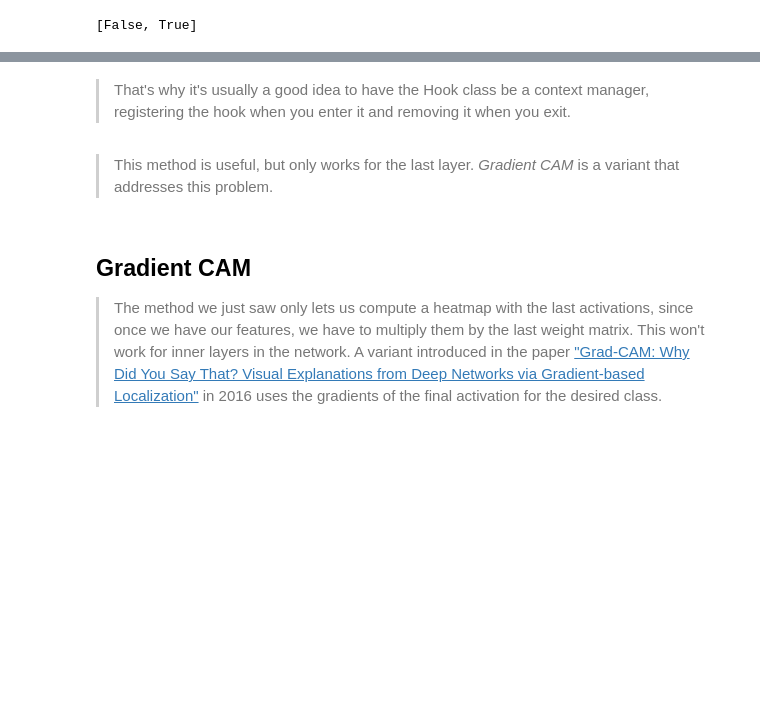
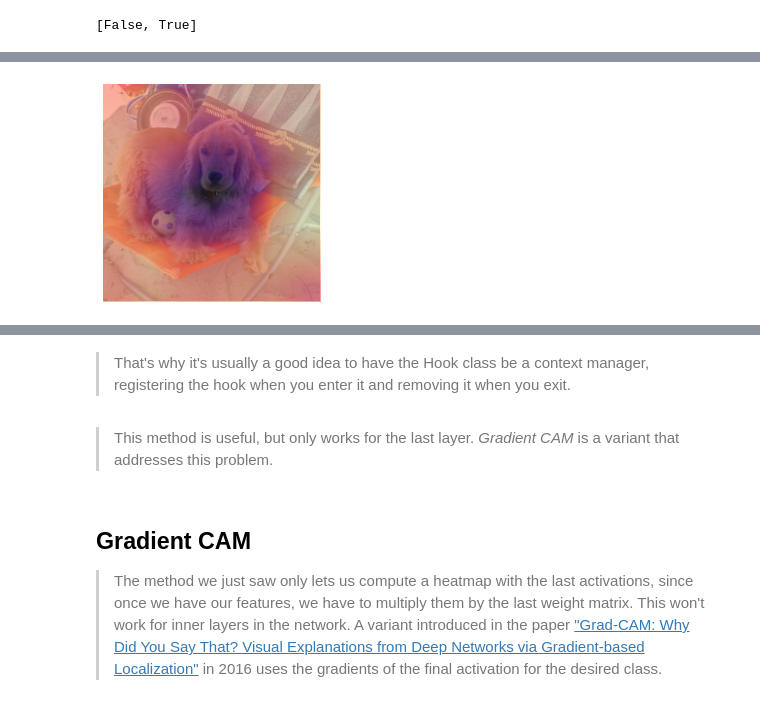
Before and after one commit to lukexyz/crystal-ball, a Jupyter notebook: nbs/01_Interpretation.ipynb, the cells around one changed output, grey strips where cells are left out. Saved outputs shown, nothing was run; the diff lists cells and outputs as text; code cells hidden in the pictures; blank space fills up the shorter version.

```diff
--- a/nbs/01_Interpretation.ipynb
+++ b/nbs/01_Interpretation.ipynb
@@ -120,0 +110,20 @@ ax.imshow(cam_map[1].detach().cpu(), alpha=0.6, extent=(0,224,224,0),
+# %%
+def plot_cam_activation(n=1, ret=False):
+    """Returns final activation layer representation from a sample image"""
+    img, x = get_sample(n=n)  # (n=4451) 140
+
+    with torch.no_grad(): output = learn.model.eval()(x)
+    act = hook_output.stored[0]
+
+    cam_map= torch.einsum('ck,kij->cij', learn.model[1][-1].weight, act)
+
+    x_dec = TensorImage(dls.train.decode((x,))[0][0])
+    _,ax = plt.subplots()
+    x_dec.show(ctx=ax)
+    ax.imshow(cam_map[1].detach().cpu(), alpha=0.6, extent=(0,224,224,0),
+                  interpolation='bilinear', cmap='magma');
+    if ret == True: return x_dec
+
+plot_cam_activation(n=4451)
+# %% [output]
+[figure, added]
```
Also changed, not shown: parts of 17 cells of this notebook.
